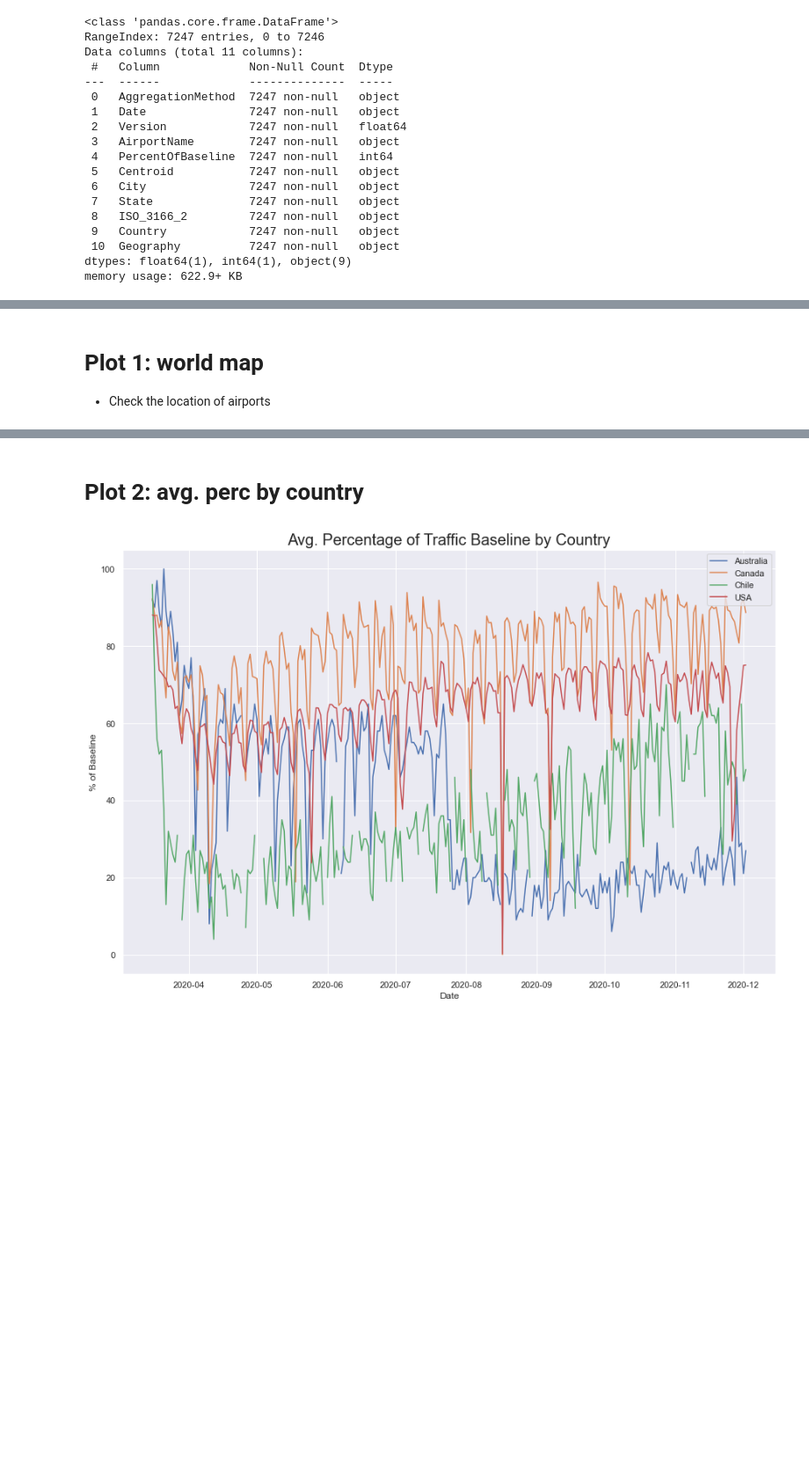
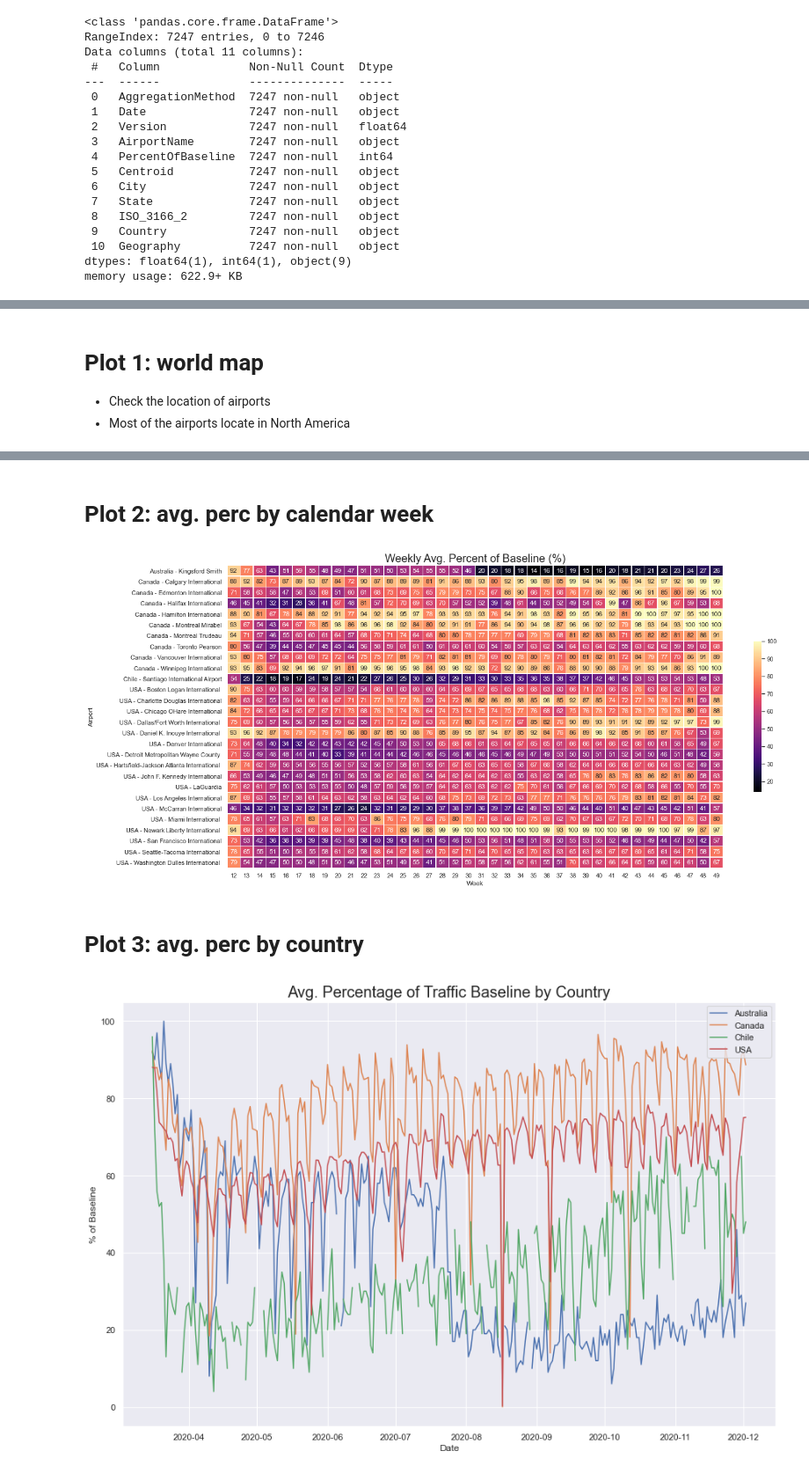
Before and after one commit to yesolYoon/covid19airtraffic, a Jupyter notebook: covid19AirTraffic.ipynb, the cells around one changed output, grey strips where cells are left out. Shown at 88% size. Cells and saved outputs as stored; diff of their text form; code cells hidden in the pictures; blank space fills up the shorter version.

Commit message:
[update] added a heatmap

```diff
--- a/covid19AirTraffic.ipynb
+++ b/covid19AirTraffic.ipynb
@@ -63,14 +62,17 @@ memory usage: 622.9+ KB
 # %%
 data['Date']    = pd.to_datetime(data['Date'])
+data['Country'] = data['Country'].replace({'United States of America (the)':'USA'})
+data['Country_Airport'] = data['Country'] + ' - ' + data['AirportName']
 data['AirportName'] = data.AirportName.astype('category')
 data['State'] = data.Country.astype('category')
-data['Country'] = data['Country'].replace({'United States of America (the)':'USA'})
 data['Country'] = data.Country.astype('category')
+data['Country_Airport'] = data.Country_Airport.astype('category')
 
 data.drop(['AggregationMethod', 'Version'], axis = 1, inplace = True)
 # %% [markdown]
 # Plot 1: world map
  - Check the location of airports
+ - Most of the airports locate in North America
 # %%
 data['long'] = data['Centroid'].apply(lambda x: x[6:-1].split(' ')[0])
 data['lat']  = data['Centroid'].apply(lambda x: x[6:-1].split(' ')[1])
@@ -90,8 +92,23 @@ for i in range(len(airportLoc)):
 world_map
 # %% [output]
 [interactive output not drawn]
+# %% [markdown]
+# Plot 2: avg. perc by calendar week
+# %%
+data['Week'] = data['Date'].apply(lambda x: x.weekofyear)
+week_agg = data.groupby(['Country_Airport', 'Week'], as_index = False)[['PercentOfBaseline']].mean()
+# %%
+week_agg_matrix = week_agg.pivot('Country_Airport', 'Week', 'PercentOfBaseline')
+
+fig = plt.figure(figsize=(20,10))
+r = sns.heatmap(week_agg_matrix, cmap = 'magma', linewidths = 0.5, cbar_kws = {'shrink':0.5}, fmt = '.0f', annot=True)
+r.set_title("Weekly Avg. Percent of Baseline (%)", fontdict = {'size': 20})
+plt.ylabel('Airport')
+plt.show()
+# %% [output]
+[figure, added]
 # %% [markdown]
-# Plot 2: avg. perc by country
+# Plot 3: avg. perc by country
 # %%
 daily_agg = data.groupby(['Country', 'Date'], as_index = False)[['PercentOfBaseline']].mean()
 
```
Also changed, not shown: parts of 2 cells of this notebook.
